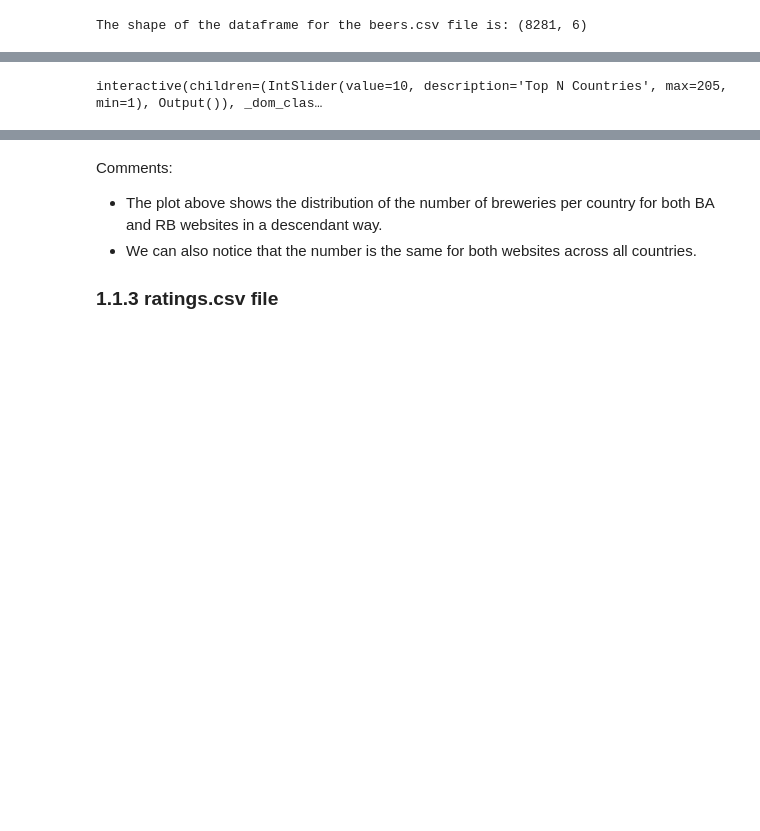
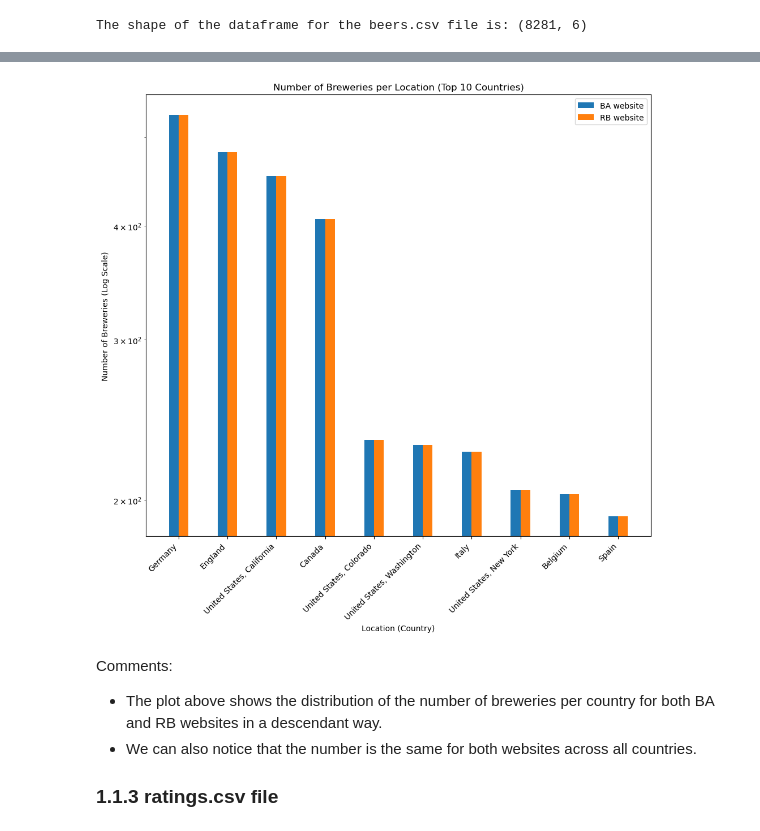
Before and after one commit to epfl-ada/ada-2024-project-kjaaanalytics, a Jupyter notebook: results.ipynb, the cells around one changed output, grey strips where cells are left out. Drawn from its saved outputs; the diff is of its cells as text; code cells hidden in the pictures; blank space fills up the shorter version.

Commit message:
modify interactive plot display n°2

```diff
--- a/results.ipynb
+++ b/results.ipynb
@@ -227,8 +228,15 @@ def plot_top_n_breweries(n):
     plt.show()
 
 ##Create a slider to select the number of top countries and display it
-n_slider = widgets.IntSlider(value=10, min=1, max=result_df['location'].unique().size, step=1, description="Top N Countries")
-widgets.interactive(plot_top_n_breweries, n=n_slider)
+# n_slider = widgets.IntSlider(value=10, min=1, max=result_df['location'].unique().size, step=1, description="Top N Countries")
+# widgets.interactive(plot_top_n_breweries, n=n_slider)
+
+# Initialize the slider and display the slider to manually select the value (only in Jupyter Notebooks)
+n_slider = IntSlider(value=10, min=1, max=result_df['location'].nunique(), step=1, description="Top N Countries")
+display(n_slider)
+
+# Use the slider’s value as input to the function
+plot_top_n_breweries(n_slider.value)
 # %% [output]
 |  | location | number_of_breweries_per_location_ba | number_of_breweries_per_location_rb |
 | 51 | Germany | 530 | 530 |
@@ -236,4 +244,3 @@ widgets.interactive(plot_top_n_breweries, n=n_slider)
 | 151 | United States, California | 454 | 454 |
 | 20 | Canada | 407 | 407 |
 | 152 | United States, Colorado | 233 | 233 |
-interactive(children=(IntSlider(value=10, description='Top N Countries', max=205, min=1), Output()), _dom_clas…
@@ -240,3 +248,4 @@ interactive(children=(IntSlider(value=10, description='Top N Countries', max=205
+[figure, added]
 # %% [markdown]
 Comments:
 - The plot above shows the distribution of the number of breweries per country for both BA and RB websites in a descendant way.
```
Also changed, not shown: parts of 2 cells of this notebook.
